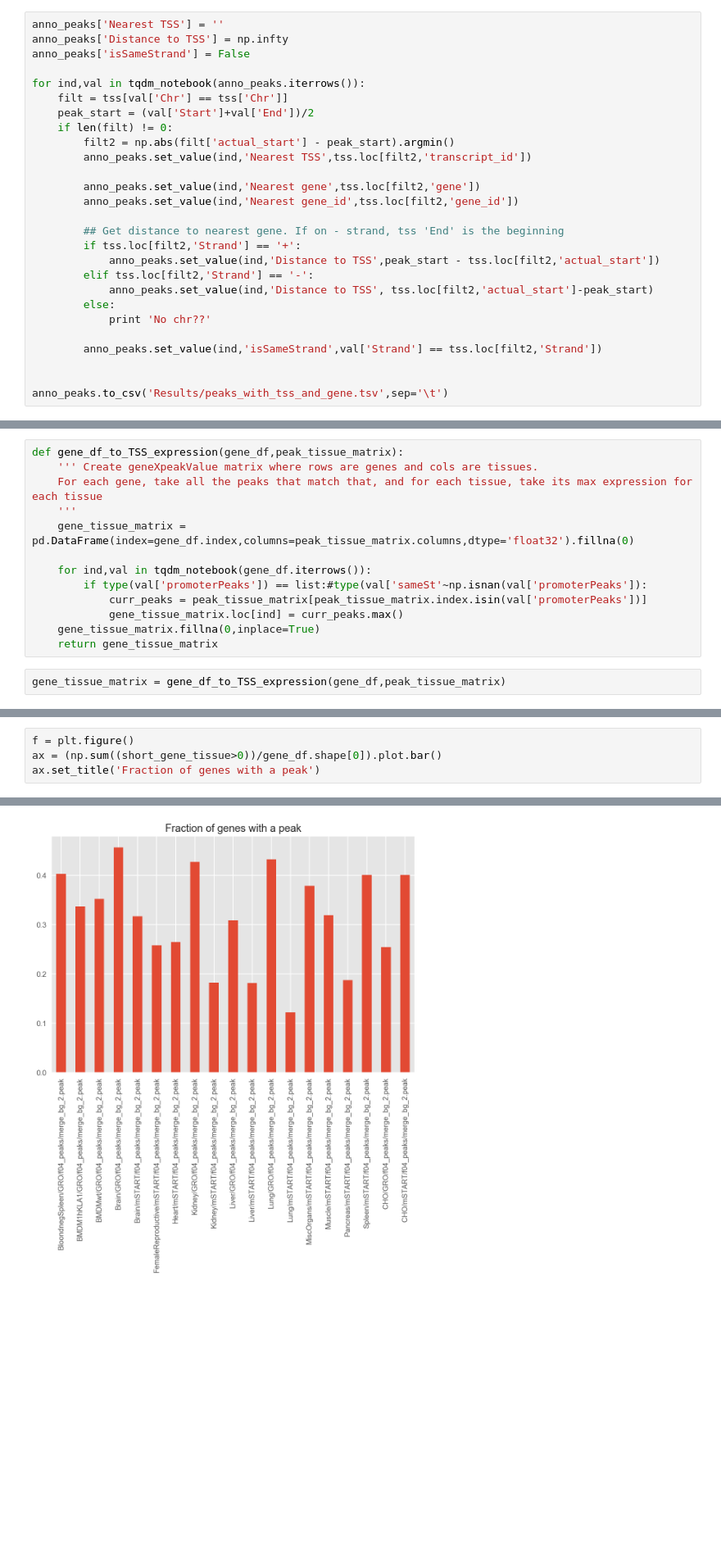
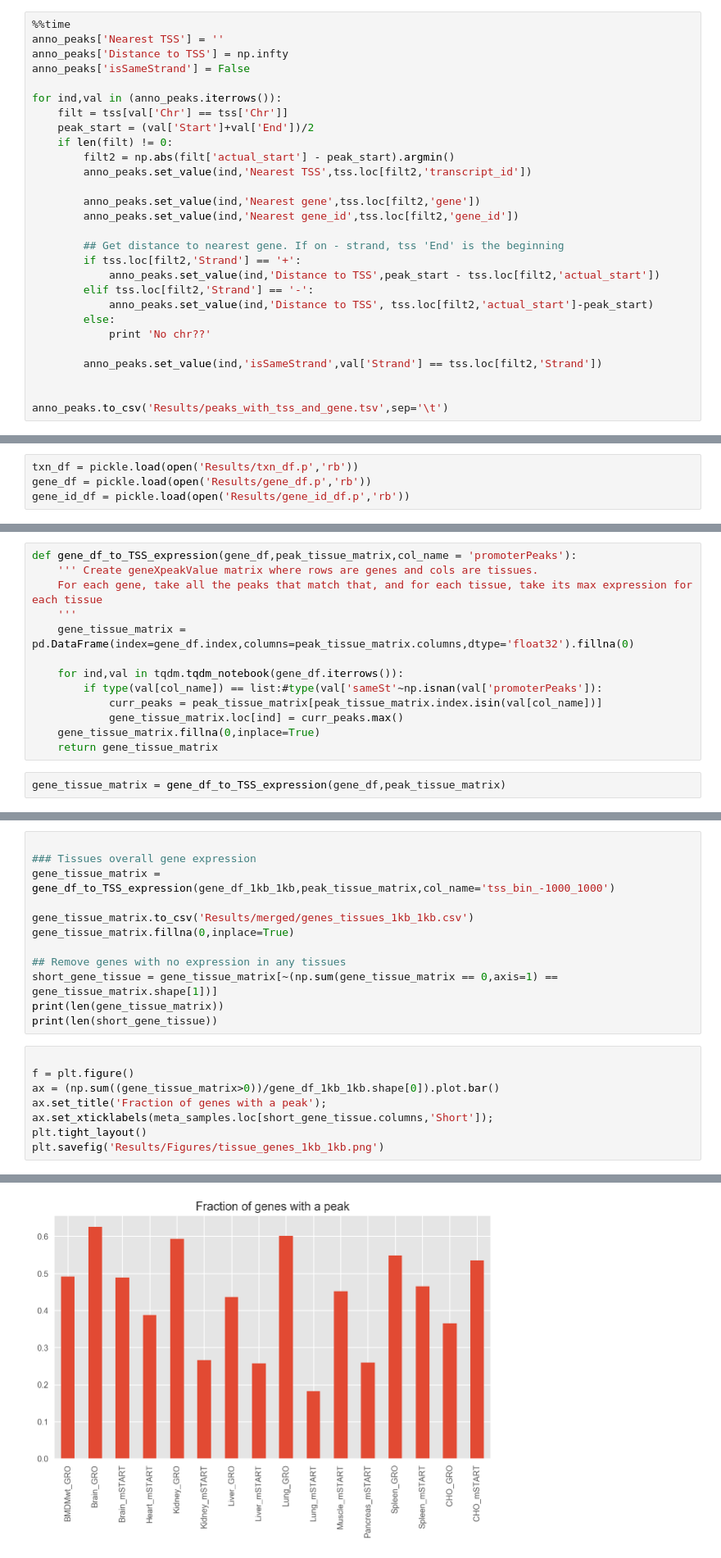
Before and after one commit to isshamie/CH_TSS, a Jupyter notebook: Create_TSS_by_tissue.ipynb, the cells around one changed output, grey strips where cells are left out. Shown at 82% size. Saved outputs shown, nothing was run; the diff lists cells and outputs as text; blank space fills up the shorter version.

```diff
--- a/Create_TSS_by_tissue.ipynb
+++ b/Create_TSS_by_tissue.ipynb
@@ -102,11 +104,12 @@ tss.head()
 ### Create additional column with the nearest TSS , gene and gene_id
 #### Also determine a) average distance between start sites b) scatter plot of top 2 highest, if only one, color that one but just duplicate it
 # %%
+%%time
 anno_peaks['Nearest TSS'] = ''
 anno_peaks['Distance to TSS'] = np.infty
 anno_peaks['isSameStrand'] = False
 
-for ind,val in tqdm_notebook(anno_peaks.iterrows()):
+for ind,val in (anno_peaks.iterrows()):
     filt = tss[val['Chr'] == tss['Chr']]
     peak_start = (val['Start']+val['End'])/2
     if len(filt) != 0:
@@ -521,0 +498,4 @@ print('Fraction of gene_ids with start sites: ',1.0*np.sum(gene_id_df['hasGene']
+# %%
+txn_df = pickle.load(open('Results/txn_df.p','rb'))
+gene_df = pickle.load(open('Results/gene_df.p','rb'))
+gene_id_df = pickle.load(open('Results/gene_id_df.p','rb'))
@@ -666,13 +626,13 @@ gene_df = pickle.load(open("Results/gene_df.p",'rb'))
 # %%
-def gene_df_to_TSS_expression(gene_df,peak_tissue_matrix):
+def gene_df_to_TSS_expression(gene_df,peak_tissue_matrix,col_name = 'promoterPeaks'):
     ''' Create geneXpeakValue matrix where rows are genes and cols are tissues.
     For each gene, take all the peaks that match that, and for each tissue, take its max expression for each tissue
     '''
     gene_tissue_matrix = pd.DataFrame(index=gene_df.index,columns=peak_tissue_matrix.columns,dtype='float32').fillna(0)
 
-    for ind,val in tqdm_notebook(gene_df.iterrows()):
-        if type(val['promoterPeaks']) == list:#type(val['sameSt'~np.isnan(val['promoterPeaks']):
-            curr_peaks = peak_tissue_matrix[peak_tissue_matrix.index.isin(val['promoterPeaks'])]
+    for ind,val in tqdm.tqdm_notebook(gene_df.iterrows()):
+        if type(val[col_name]) == list:#type(val['sameSt'~np.isnan(val['promoterPeaks']):
+            curr_peaks = peak_tissue_matrix[peak_tissue_matrix.index.isin(val[col_name])]
             gene_tissue_matrix.loc[ind] = curr_peaks.max()
     gene_tissue_matrix.fillna(0,inplace=True)
     return gene_tissue_matrix
@@ -701,5 +801,21 @@ gene_tissue_matrix.head()
+# %%
+
+### Tissues overall gene expression
+gene_tissue_matrix = gene_df_to_TSS_expression(gene_df_1kb_1kb,peak_tissue_matrix,col_name='tss_bin_-1000_1000')
+
+gene_tissue_matrix.to_csv('Results/merged/genes_tissues_1kb_1kb.csv')
+gene_tissue_matrix.fillna(0,inplace=True)
+
+## Remove genes with no expression in any tissues
+short_gene_tissue = gene_tissue_matrix[~(np.sum(gene_tissue_matrix == 0,axis=1) == gene_tissue_matrix.shape[1])]
+print(len(gene_tissue_matrix))
+print(len(short_gene_tissue))
 # %%
+
 f = plt.figure()
-ax = (np.sum((short_gene_tissue>0))/gene_df.shape[0]).plot.bar()
-ax.set_title('Fraction of genes with a peak')
+ax = (np.sum((gene_tissue_matrix>0))/gene_df_1kb_1kb.shape[0]).plot.bar()
+ax.set_title('Fraction of genes with a peak');
+ax.set_xticklabels(meta_samples.loc[short_gene_tissue.columns,'Short']);
+plt.tight_layout()
+plt.savefig('Results/Figures/tissue_genes_1kb_1kb.png')
 # %% [output]
@@ -707 +822 @@ ax.set_title('Fraction of genes with a peak')
-[figure, old version]
+[figure, new version]
```
Also changed, not shown: parts of 68 cells of this notebook, 8 other files.
